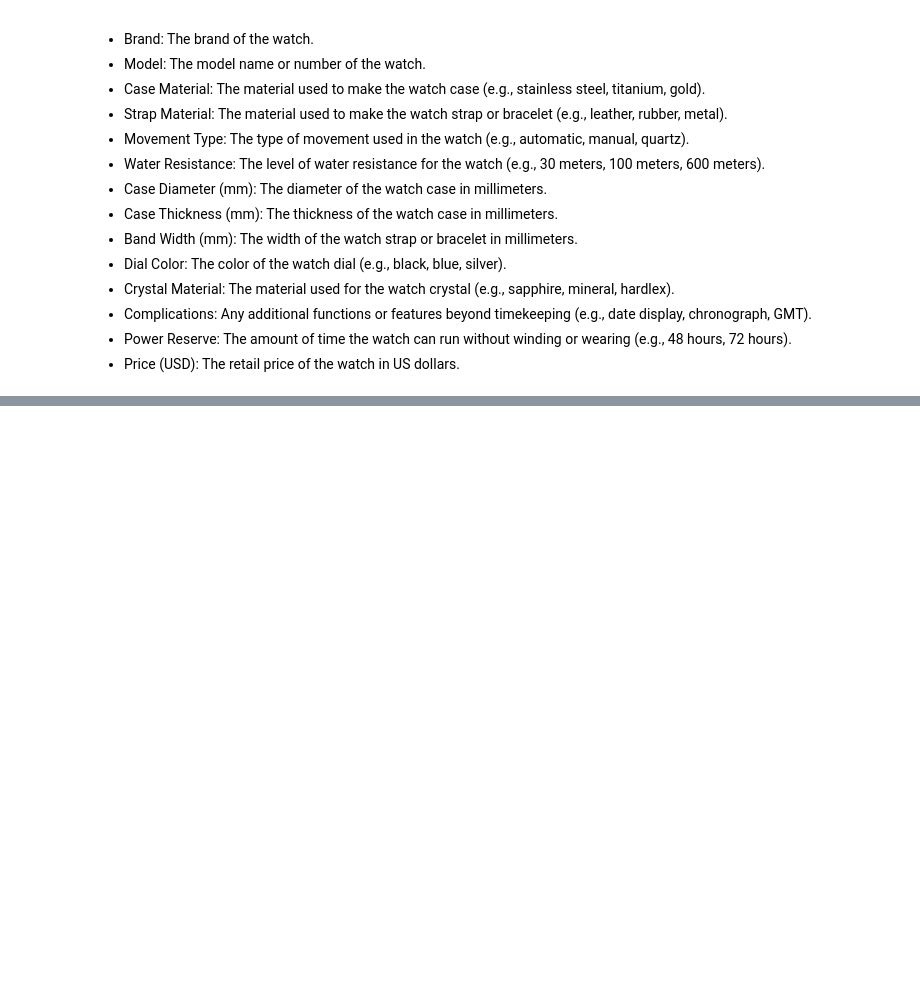
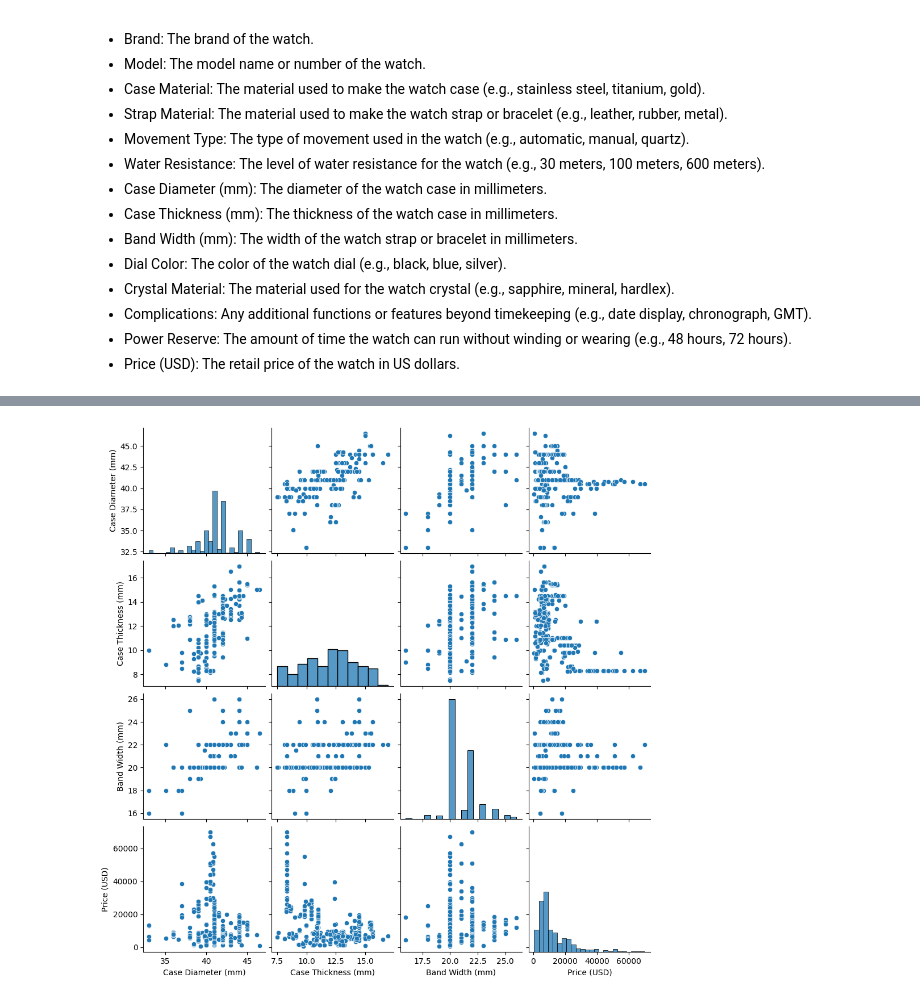
Before and after one commit to theredsilva/esame_fistic24, a Jupyter notebook: luxury-watches-price.ipynb, the cells around one changed output, grey strips where cells are left out. Saved outputs shown, nothing was run; the diff lists cells and outputs as text; code cells hidden in the pictures; blank space fills up the shorter version.

```diff
--- a/luxury-watches-price.ipynb
+++ b/luxury-watches-price.ipynb
@@ -31,0 +142,5 @@ Luxurywatch.csv.1   100%[===================>]  59.53K   346KB/s    in 0.2s
+# %%
+sns.pairplot(df.select_dtypes(include=[np.number]))
+plt.show()
+# %% [output]
+[figure, added]
```
Also changed, not shown: parts of 10 cells of this notebook.
